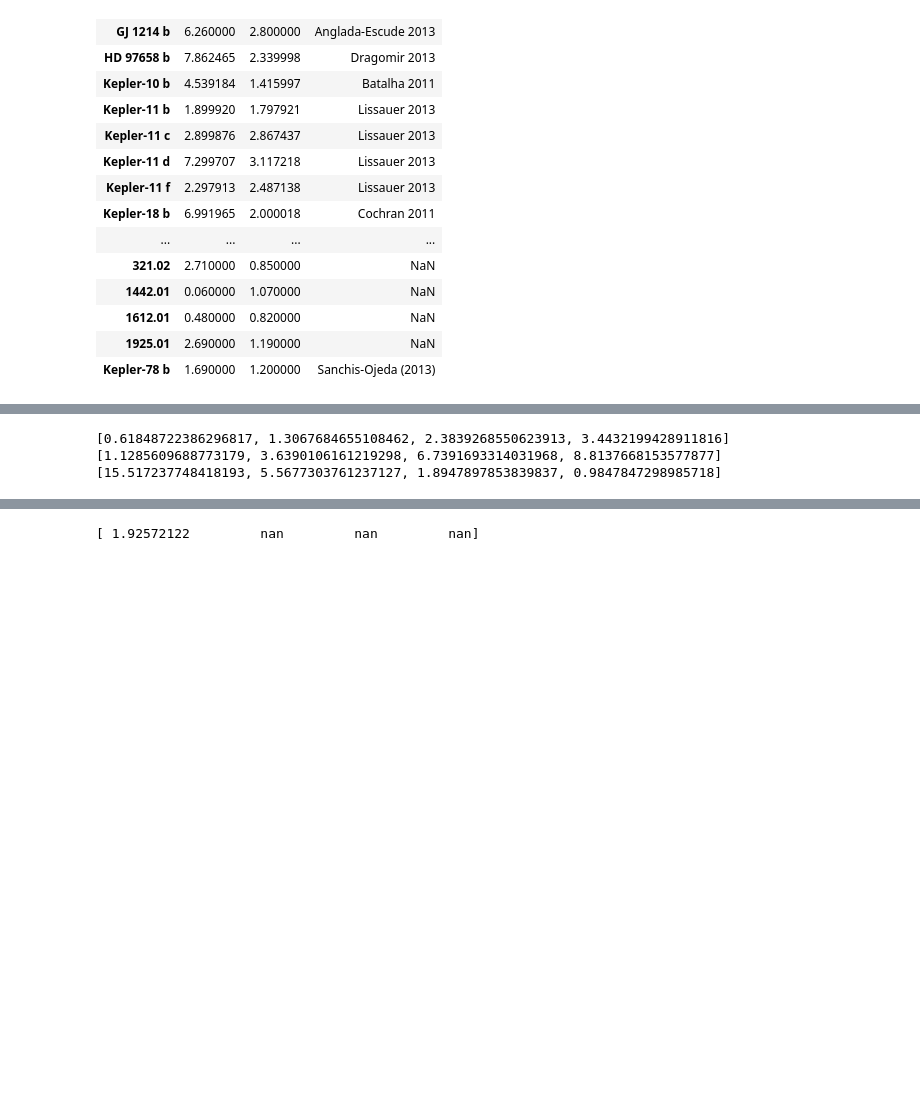
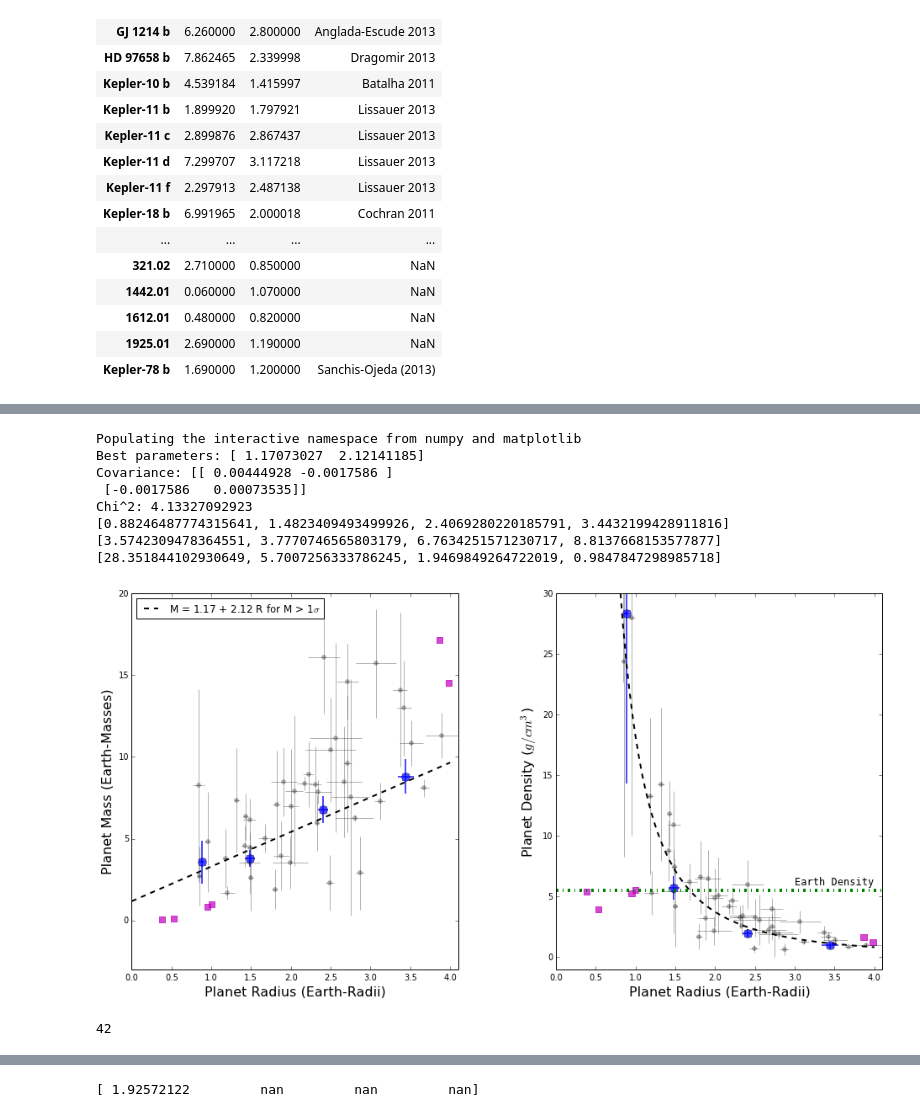
Before and after one commit to sealauren/mrf, a Jupyter notebook: write_exoplanet_table.ipynb, the cells around one changed output, grey strips where cells are left out. Cells and saved outputs as stored; diff of their text form; code cells hidden in the pictures; blank space fills up the shorter version.

```diff
--- a/write_exoplanet_table.ipynb
+++ b/write_exoplanet_table.ipynb
@@ -246,17 +315,66 @@ Chi^2: 3.37451726888
 # %%
-rw, urw, mw, umw, rhow, urhow = [], [], [], [], [], []
+#%matplotlib osx
+%pylab inline
+fitfunc = lambda p, x: p[0] + p[1] * x
+errfunc = lambda p, x, y, err: ((y - fitfunc(p, x)) / err)**2.
+from scipy.optimize import leastsq
+out = leastsq(errfunc,  [0.2,2.5], args=(sp[sp.m > sp.um].r, sp[sp.m > sp.um].m, sp[sp.m > sp.um].um),full_output=1)
+print "Best parameters:", out[0]
+print "Covariance:", out[1]
+print "Chi^2:", errfunc(out[0],sp[sp.m > sp.um].r,sp[sp.m > sp.um].m,sp[sp.m > sp.um].um).sum()/(len(sp[sp.m > sp.um].m) - len(out[0]))
+best_pars = out[0]
+rarr = linspace(0.0, 4.0, 101)
+marr = fitfunc(best_pars,rarr)
+darr = (marr*mearth)/(4./3.*pi*(rarr*rearth)**3)
+rwm, rwd, urw, mw, umw, rhow, urhow = [], [], [], [], [], [], []
 for r in xrange(0,4):
-    rbin = sp.loc[r <= sp.r].loc[sp.r < r+1]
-    rw.append(np.average(rbin['r'], weights = (1./rbin.um**2. + 1./rbin.ur**2.)))
+    rbin = sp[sp.m > sp.um].loc[r <= sp[sp.m > sp.um].r].loc[sp[sp.m > sp.um].r < r+1]
+    rwm.append(np.average(rbin['r'], weights = (1./rbin.um**2.)))
+    rwd.append(np.average(rbin['r'], weights = (1./rbin.urho**2.)))
     mw.append(np.average(rbin['m'], weights = 1./rbin.um**2.))
     rhow.append(np.average(rbin['rho'], weights = 1./rbin.urho**2.))
     urw.append(std(rbin.r)/sqrt(len(rbin)))
     umw.append(std(rbin.m)/sqrt(len(rbin)))
     urhow.append(std(rbin.rho)/sqrt(len(rbin)))
 print rw
 print mw
 print rhow
+fig = plt.figure(figsize=(16,8))
+pylab.sharex=True
+ax1 = fig.add_subplot(1,2,1)
+ax1.errorbar(sp[sp.m > sp.um].r, sp[sp.m > sp.um].m, xerr=sp[sp.m > sp.um].ur, yerr=sp[sp.m > sp.um].um, fmt='o', markersize=5,
+             alpha =0.3, color='k', capsize=0); # black option
+ax1.errorbar(rw,mw, xerr=urw, yerr=umw, markersize=10, fmt='o', capsize=0, elinewidth=2, alpha=0.7)
+ax1.scatter(ss.r, ss.m, marker='s', color='m', s=50, alpha=0.7)
+ax1.plot(rarr, marr, '--k', linewidth=2, label=("M = %.2f + %.2f R for M > 1$\sigma$" % (best_pars[0], best_pars[1])))
+ax1.set_xlabel('Planet Radius (Earth-Radii)',fontsize=16)
+ax1.set_ylabel('Planet Mass (Earth-Masses)',fontsize=16)
+ax1.legend(loc='upper left');
+pyplot.axis([0.0,4.1,-3,20])
+ax2 = fig.add_subplot(1,2,2)
+ax2.errorbar(sp[sp.m > sp.um].r, sp[sp.m > sp.um].rho, xerr=sp[sp.m > sp.um].ur, yerr=sp[sp.m > sp.um].urho, fmt='o', markersize=5,
+             alpha=0.3, color='k',capsize=0);
+ax2.scatter(ss.r, ss.rho, marker='s', color='m', s=50, alpha=0.7)
+ax2.plot(rarr, darr, '--k', linewidth=2, label=("M = %.2f + %.2f R" % (best_pars[0], best_pars[1])))
+ax2.set_xlabel('Planet Radius (Earth-Radii)',fontsize=16)
+ax2.set_ylabel('Planet Density ($g/cm^{3}$)',fontsize=16)
+ax2.text(3, 6, 'Earth Density', fontsize=12, family='monospace')
+ax2.errorbar(rw,rhow, xerr=urw, yerr=urhow, markersize=10, fmt='o', capsize=0, elinewidth=2, alpha=0.7)
+pyplot.axis([0.0,4.1,-1,30])
+subplots_adjust(wspace=0.3)
+ax2.axhline(y=5.52, linewidth=4, color='g', linestyle='-.')
+plt.show()
+#ax2.legend(loc='lower right');
+#'M = '+str(best_pars[0])+' + '+str(best_pars[1])+' * R'
+len(sp[sp.m > sp.um])
 # %% [output]
-[0.61848722386296817, 1.3067684655108462, 2.3839268550623913, 3.4432199428911816]
-[1.1285609688773179, 3.6390106161219298, 6.7391693314031968, 8.8137668153577877]
-[15.517237748418193, 5.5677303761237127, 1.8947897853839837, 0.9847847298985718]
+Populating the interactive namespace from numpy and matplotlib
+Best parameters: [ 1.17073027  2.12141185]
+Covariance: [[ 0.00444928 -0.0017586 ]
+ [-0.0017586   0.00073535]]
+Chi^2: 4.13327092923
+[0.88246487774315641, 1.4823409493499926, 2.4069280220185791, 3.4432199428911816]
+[3.5742309478364551, 3.7770746565803179, 6.7634251571230717, 8.8137668153577877]
+[28.351844102930649, 5.7007256333786245, 1.9469849264722019, 0.9847847298985718]
+[figure, added]
+42
```
Also changed, not shown: parts of 19 cells of this notebook, 4 other files.
